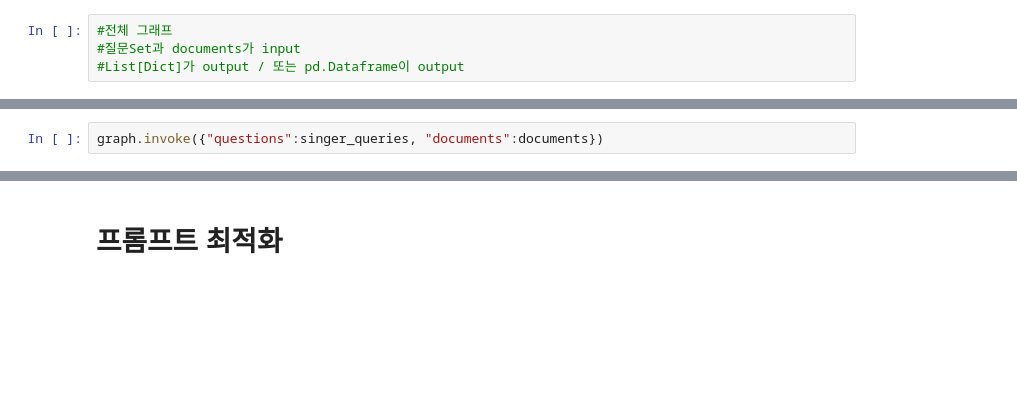
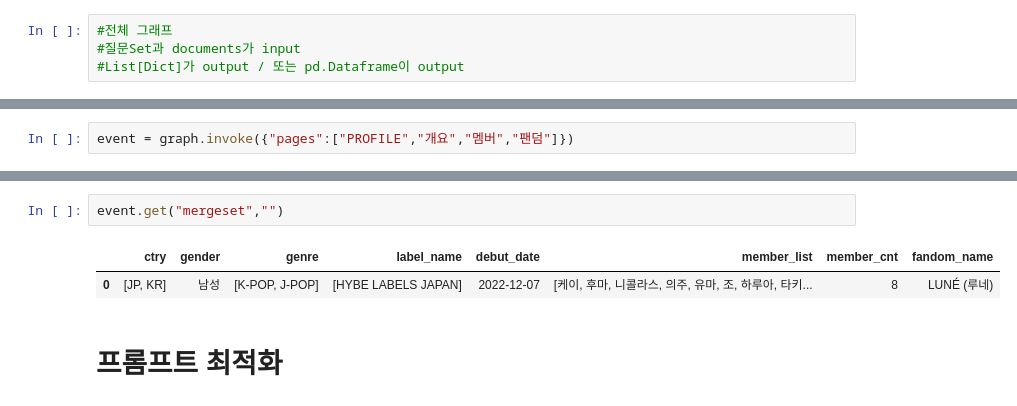
Before and after one commit to sanghyuck-yoon/idol_info_finder, a Jupyter notebook: art_meta_parse_agent.ipynb, the cells around one changed output, grey strips where cells are left out. Saved outputs shown, nothing was run; the diff lists cells and outputs as text; blank space fills up the shorter version.

```diff
--- a/art_meta_parse_agent.ipynb
+++ b/art_meta_parse_agent.ipynb
@@ -761,3 +786,3 @@ display(Image(graph.get_graph(xray=1).draw_mermaid_png()))
 # %%
-graph.invoke({"questions":singer_queries, "documents":documents})
+event = graph.invoke({"pages":["PROFILE","개요","멤버","팬덤"]})
 # %% [output]
@@ -1231,3 +791,8 @@ display(Image(graph.get_graph(xray=1).draw_mermaid_png()))
+# %%
+event.get("mergeset","")
+# %% [output]
+|  | ctry | gender | genre | label_name | debut_date | member_list | member_cnt | fandom_name |
+| 0 | [JP, KR] | 남성 | [K-POP, J-POP] | [HYBE LABELS JAPAN] | 2022-12-07 | [케이, 후마, 니콜라스, 의주, 유마, 조, 하루아, 타키... | 8 | LUNÉ (루네) |
 # %% [markdown]
 # 프롬프트 최적화
 # %%
```
Also changed, not shown: parts of 15 cells of this notebook.
